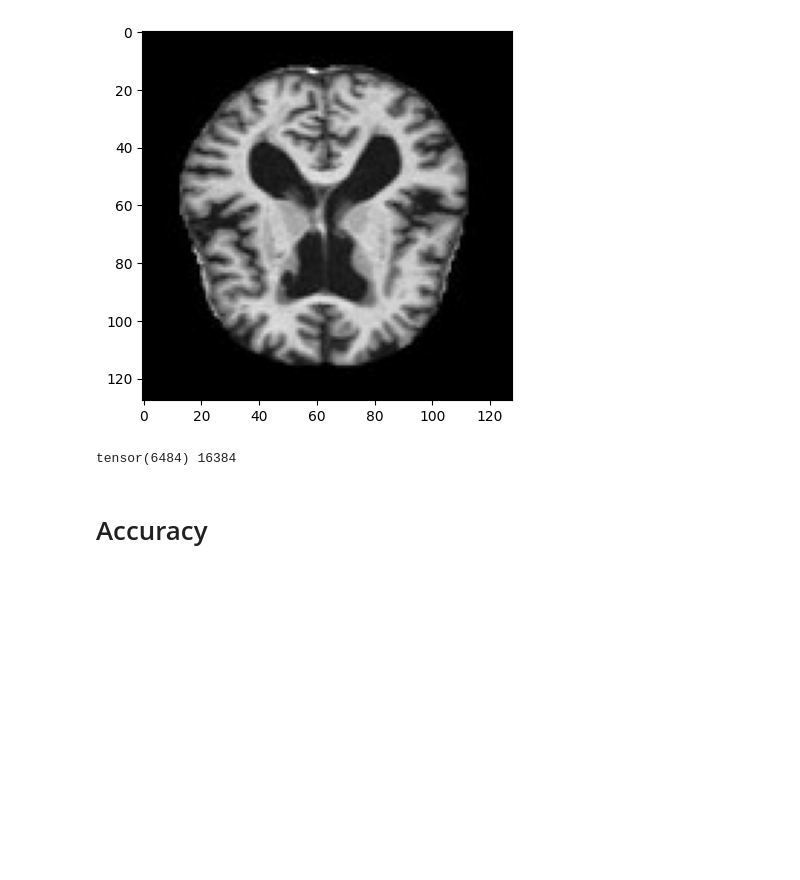
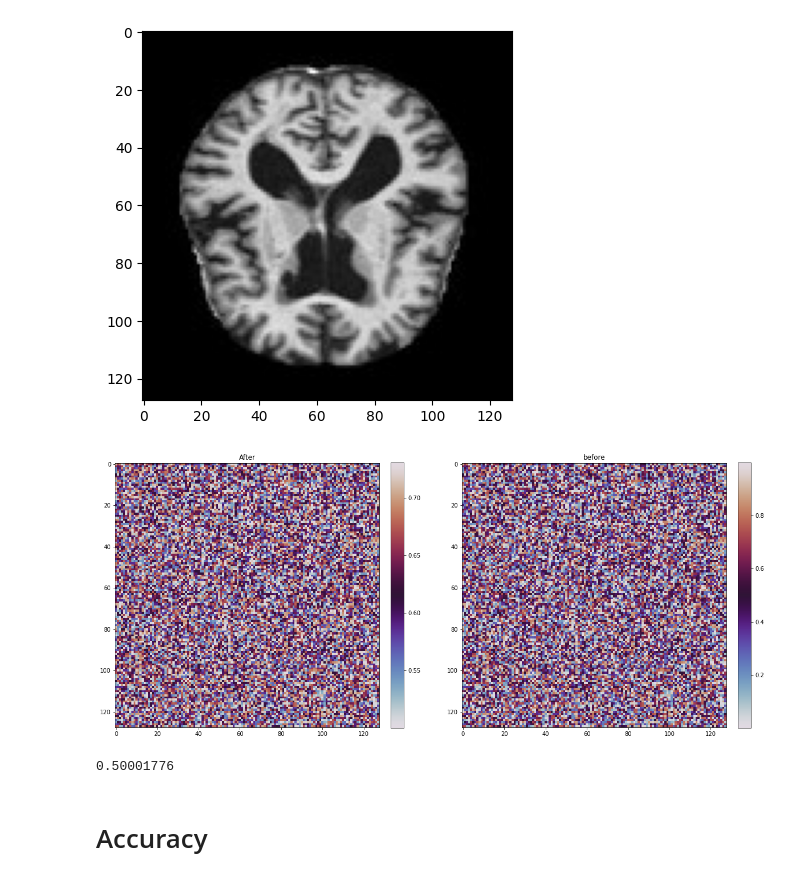
Before and after one commit to Thire399/DC-MasterThesis-2023, a Jupyter notebook: AccuracycheckerTool.ipynb, the cells around one changed output. Cells and saved outputs as stored; diff of their text form; code cells hidden in the pictures; blank space fills up the shorter version.

```diff
--- a/AccuracycheckerTool.ipynb
+++ b/AccuracycheckerTool.ipynb
@@ -140,13 +140,28 @@ torch.Size([1, 128, 128])
 torch.Size([4032, 1, 128, 128])
 Distribution torch.Size([4032]) tensor(2016)
 [figure]
-# %%
-os.chdir(os.getcwd())
-customLabel = 'After'
-x = torch.load(f'Data/Synthetic_Alzheimer_MRI/GMAfterX.pt')
-y = torch.load(f'Data/Synthetic_Alzheimer_MRI/GMAfterY.pt')
-# %% [output]
-tensor(6484) 16384
+# %%
+os.chdir(os.getcwd())
+customLabel = 'After'
+x = torch.load(f'Data/Synthetic_Alzheimer_MRI/GMAfterX.pt')
+y = torch.load(f'Data/Synthetic_Alzheimer_MRI/GMBeforeX.pt')
+
+fig, ax = plt.subplots(1, 2, figsize = (20, 20))
+ax[0].set_title('After')
+idk1 = ax[0].imshow(x[0][0].detach().cpu().numpy(), cmap='twilight')
+ax[1].set_title('before')
+idk2 = ax[1].imshow(y[0][0].detach().cpu().numpy(), cmap='twilight')
+plt.colorbar(idk1, fraction=0.046, pad=0.04)
+plt.colorbar(idk2, fraction=0.046, pad=0.04)
+plt.show()
+y = y[0][0].detach().cpu().numpy()
+x = x[0][0].detach().cpu().numpy()
+temp = y == x
+#print(sum(sum(temp)))
+print(np.min(x))
+# %% [output]
+[figure, added]
+0.50001776
 # %% [markdown]
 # Accuracy
 # %%
```
